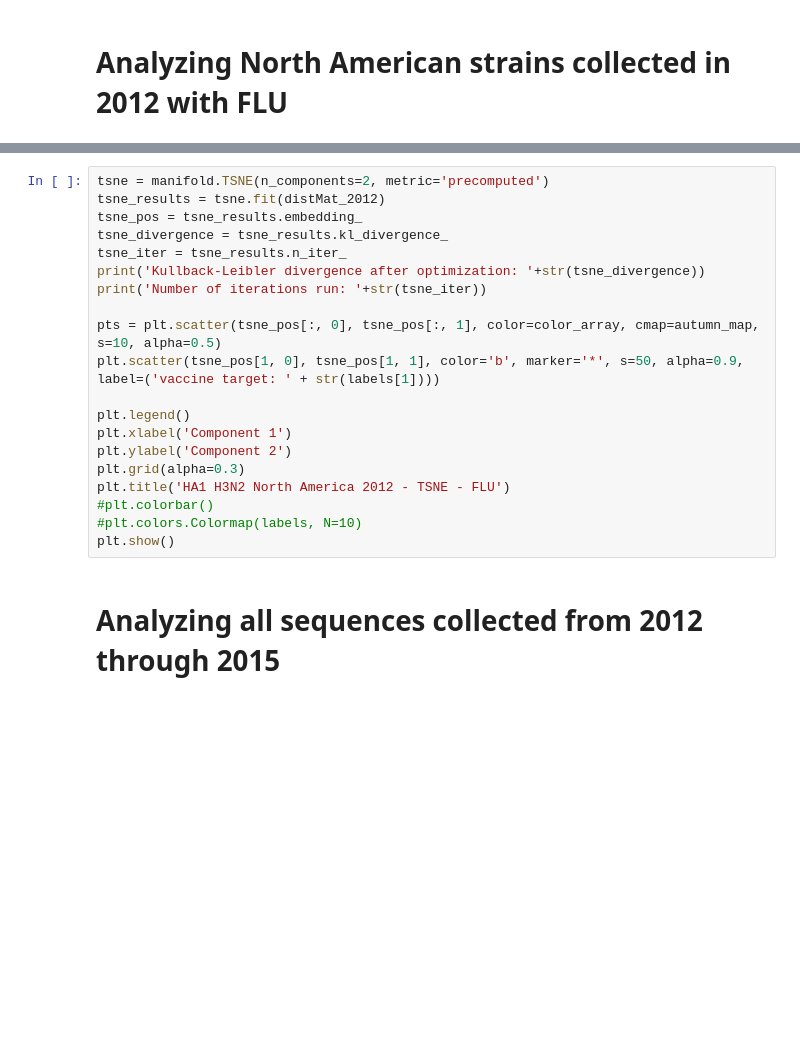
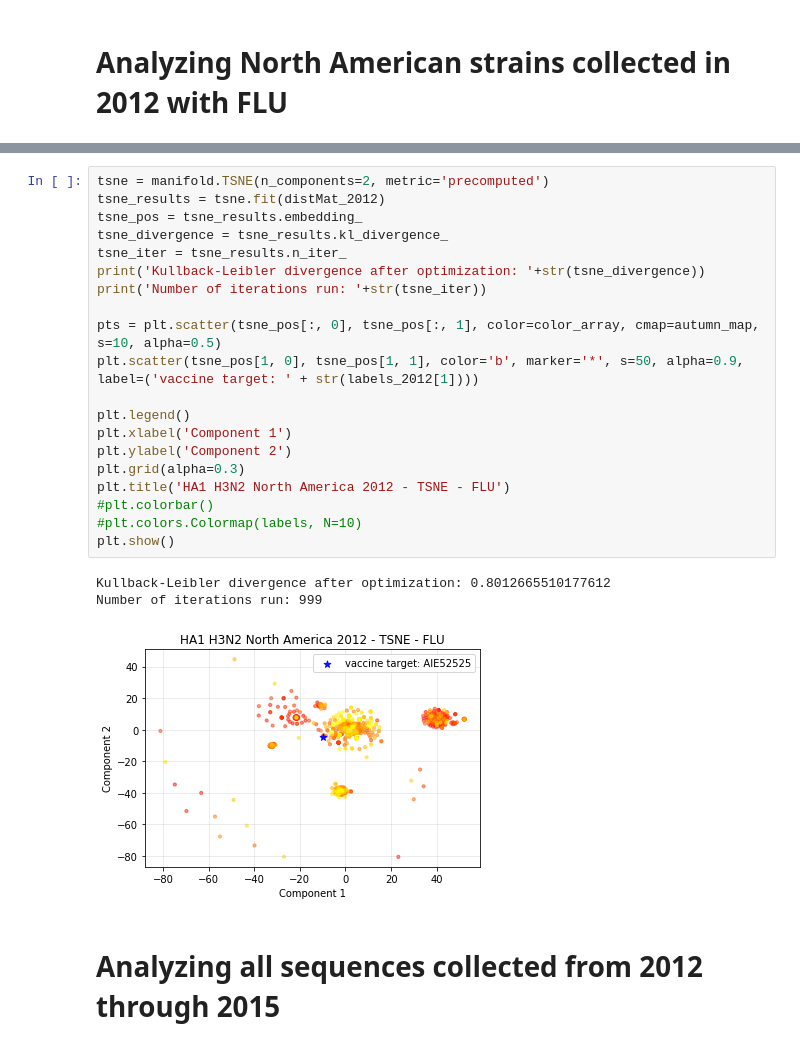
Before and after one commit to adamcweiner/flu-vax, a Jupyter notebook: fluv/dist_calc.ipynb, the cells around one changed output, grey strips where cells are left out. Drawn from its saved outputs; the diff is of its cells as text; blank space fills up the shorter version.

```diff
--- a/fluv/dist_calc.ipynb
+++ b/fluv/dist_calc.ipynb
@@ -120,23 +130,27 @@ plt.show()
 # %%
 tsne = manifold.TSNE(n_components=2, metric='precomputed')
 tsne_results = tsne.fit(distMat_2012)
 tsne_pos = tsne_results.embedding_
 tsne_divergence = tsne_results.kl_divergence_
 tsne_iter = tsne_results.n_iter_
 print('Kullback-Leibler divergence after optimization: '+str(tsne_divergence))
 print('Number of iterations run: '+str(tsne_iter))
 
 pts = plt.scatter(tsne_pos[:, 0], tsne_pos[:, 1], color=color_array, cmap=autumn_map, s=10, alpha=0.5)
-plt.scatter(tsne_pos[1, 0], tsne_pos[1, 1], color='b', marker='*', s=50, alpha=0.9, label=('vaccine target: ' + str(labels[1])))
+plt.scatter(tsne_pos[1, 0], tsne_pos[1, 1], color='b', marker='*', s=50, alpha=0.9, label=('vaccine target: ' + str(labels_2012[1])))
 
 plt.legend()
 plt.xlabel('Component 1')
 plt.ylabel('Component 2')
 plt.grid(alpha=0.3)
 plt.title('HA1 H3N2 North America 2012 - TSNE - FLU')
 #plt.colorbar()
 #plt.colors.Colormap(labels, N=10)
 plt.show()
+# %% [output]
+Kullback-Leibler divergence after optimization: 0.8012665510177612
+Number of iterations run: 999
+[figure, added]
 # %% [markdown]
 # Analyzing all sequences collected from 2012 through 2015
 # %%
```
Also changed, not shown: parts of 9 cells of this notebook, 1 other file.
